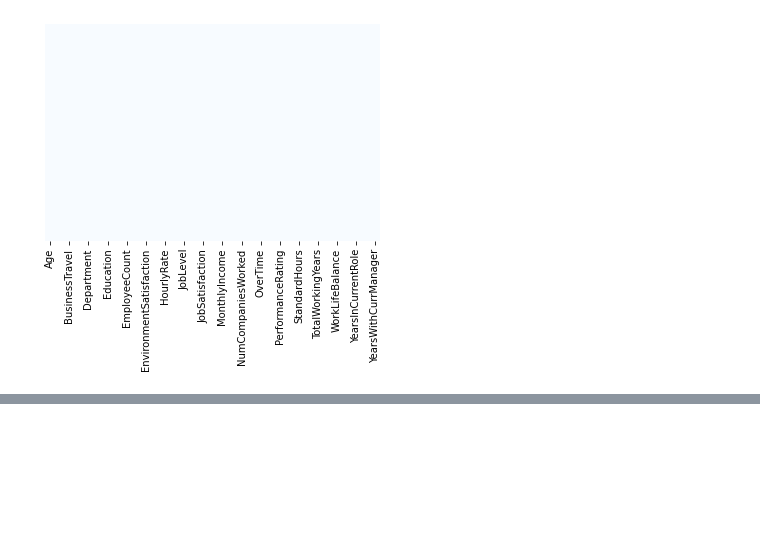
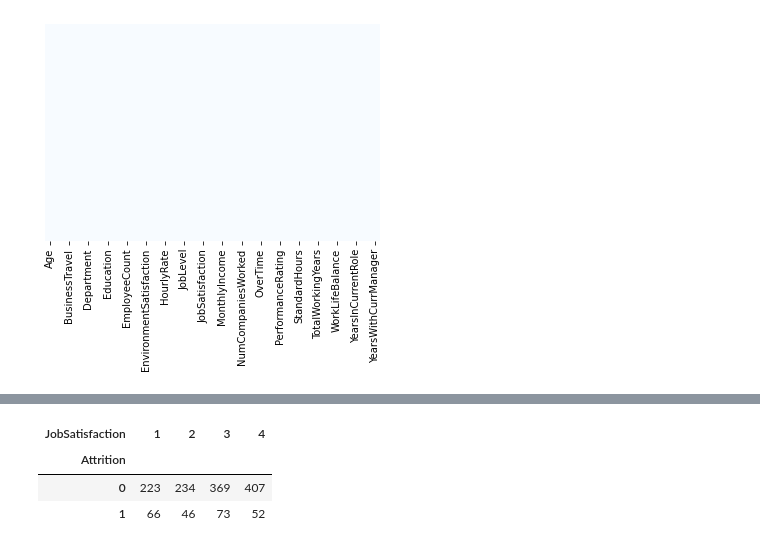
Before and after one commit to Priyo-prog/Human-Resource-Department, a Jupyter notebook: Human_Resource_Department.ipynb, the cells around one changed output, grey strips where cells are left out. Cells and saved outputs as stored; diff of their text form; code cells hidden in the pictures; blank space fills up the shorter version.

```diff
--- a/Human_Resource_Department.ipynb
+++ b/Human_Resource_Department.ipynb
@@ -85,0 +108,8 @@ sns.heatmap(employee_df.isnull(), yticklabels=False, cbar=False, cmap='Blues')
+# %%
+# Let's compare 2 columns to find out a comparison
+pd.crosstab(employee_df['Attrition'], employee_df['JobSatisfaction'])
+# %% [output]
+| JobSatisfaction | 1 | 2 | 3 | 4 |
+| Attrition |  |  |  |  |
+| 0 | 223 | 234 | 369 | 407 |
+| 1 | 66 | 46 | 73 | 52 |
```
Also changed, not shown: parts of 3 cells of this notebook.
